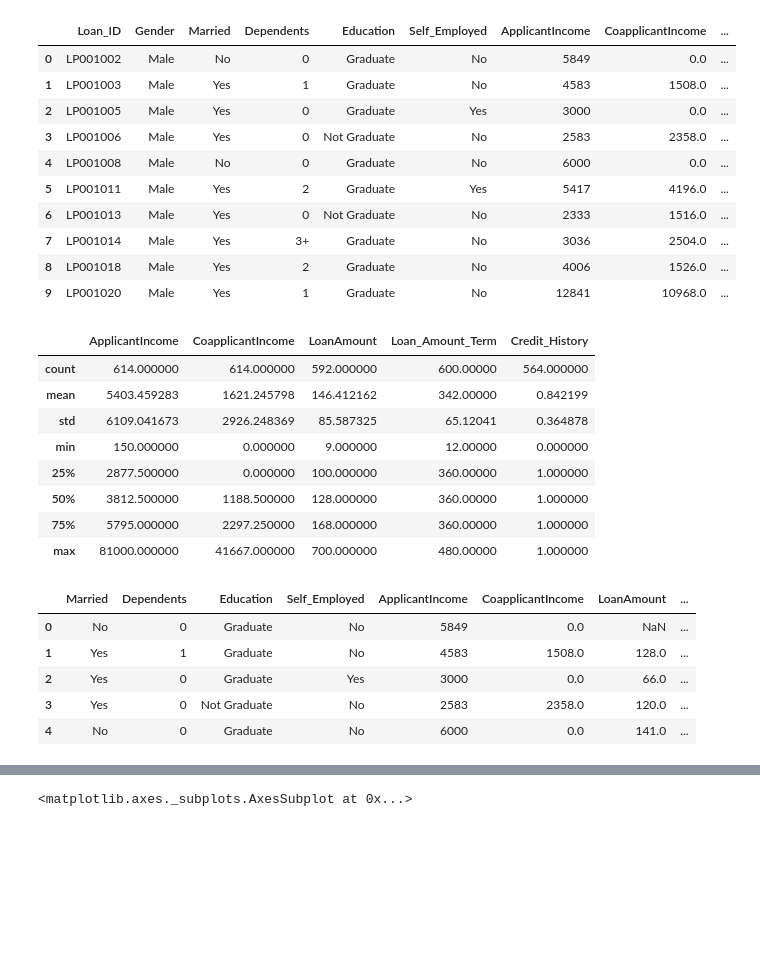
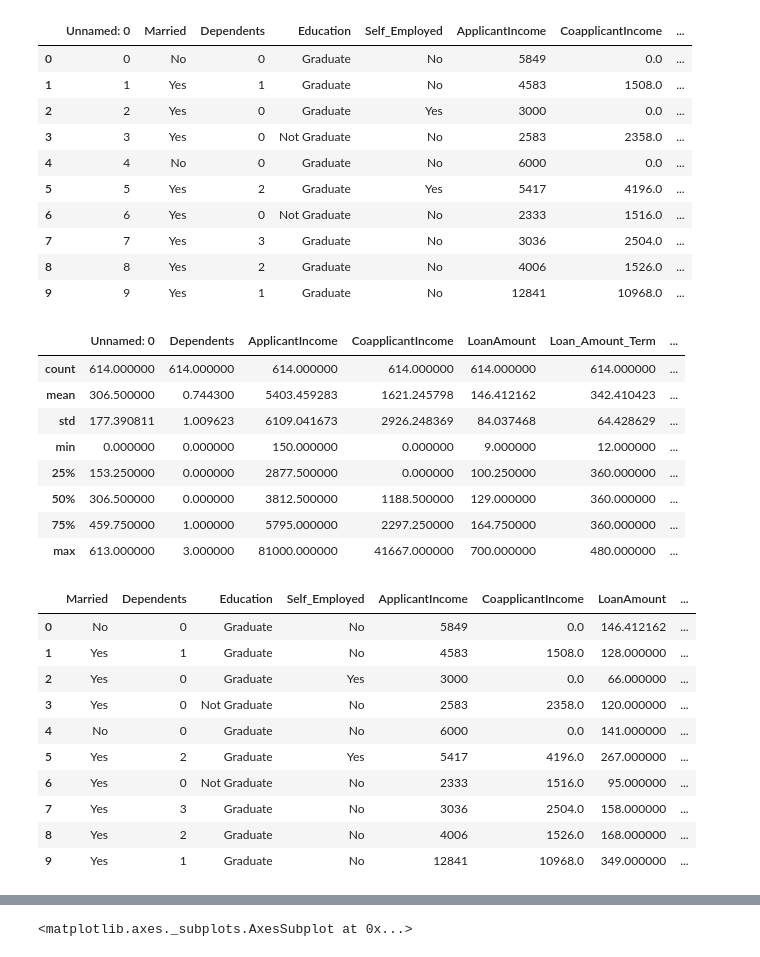
Before and after one commit to bharnats/Mortgage_Masters, a Jupyter notebook: cleanData_explore_train.ipynb, the cells around one changed output, grey strips where cells are left out. Saved outputs shown, nothing was run; the diff lists cells and outputs as text; code cells hidden in the pictures; blank space fills up the shorter version.

```diff
--- a/cleanData_explore_train.ipynb
+++ b/cleanData_explore_train.ipynb
@@ -4,45 +4,50 @@ import matplotlib.pyplot as plt
 import numpy as np
 # %%
 # read the train dataset
-df = pd.read_csv("traindata.csv")
+df = pd.read_csv("CleanTrainData.csv")
 df.head(10)
 # %% [output]
-|  | Loan_ID | Gender | Married | Dependents | Education | Self_Employed | ApplicantIncome | CoapplicantIncome | ... |
-| 0 | LP001002 | Male | No | 0 | Graduate | No | 5849 | 0.0 | ... |
-| 1 | LP001003 | Male | Yes | 1 | Graduate | No | 4583 | 1508.0 | ... |
-| 2 | LP001005 | Male | Yes | 0 | Graduate | Yes | 3000 | 0.0 | ... |
-| 3 | LP001006 | Male | Yes | 0 | Not Graduate | No | 2583 | 2358.0 | ... |
-| 4 | LP001008 | Male | No | 0 | Graduate | No | 6000 | 0.0 | ... |
-| 5 | LP001011 | Male | Yes | 2 | Graduate | Yes | 5417 | 4196.0 | ... |
-| 6 | LP001013 | Male | Yes | 0 | Not Graduate | No | 2333 | 1516.0 | ... |
-| 7 | LP001014 | Male | Yes | 3+ | Graduate | No | 3036 | 2504.0 | ... |
-| 8 | LP001018 | Male | Yes | 2 | Graduate | No | 4006 | 1526.0 | ... |
-| 9 | LP001020 | Male | Yes | 1 | Graduate | No | 12841 | 10968.0 | ... |
+|  | Unnamed: 0 | Married | Dependents | Education | Self_Employed | ApplicantIncome | CoapplicantIncome | ... |
+| 0 | 0 | No | 0 | Graduate | No | 5849 | 0.0 | ... |
+| 1 | 1 | Yes | 1 | Graduate | No | 4583 | 1508.0 | ... |
+| 2 | 2 | Yes | 0 | Graduate | Yes | 3000 | 0.0 | ... |
+| 3 | 3 | Yes | 0 | Not Graduate | No | 2583 | 2358.0 | ... |
+| 4 | 4 | No | 0 | Graduate | No | 6000 | 0.0 | ... |
+| 5 | 5 | Yes | 2 | Graduate | Yes | 5417 | 4196.0 | ... |
+| 6 | 6 | Yes | 0 | Not Graduate | No | 2333 | 1516.0 | ... |
+| 7 | 7 | Yes | 3 | Graduate | No | 3036 | 2504.0 | ... |
+| 8 | 8 | Yes | 2 | Graduate | No | 4006 | 1526.0 | ... |
+| 9 | 9 | Yes | 1 | Graduate | No | 12841 | 10968.0 | ... |
 # %%
 # summary of the numerical fields
 df.describe()
 # %% [output]
-|  | ApplicantIncome | CoapplicantIncome | LoanAmount | Loan_Amount_Term | Credit_History |
-| count | 614.000000 | 614.000000 | 592.000000 | 600.00000 | 564.000000 |
-| mean | 5403.459283 | 1621.245798 | 146.412162 | 342.00000 | 0.842199 |
-| std | 6109.041673 | 2926.248369 | 85.587325 | 65.12041 | 0.364878 |
-| min | 150.000000 | 0.000000 | 9.000000 | 12.00000 | 0.000000 |
-| 25% | 2877.500000 | 0.000000 | 100.000000 | 360.00000 | 1.000000 |
-| 50% | 3812.500000 | 1188.500000 | 128.000000 | 360.00000 | 1.000000 |
-| 75% | 5795.000000 | 2297.250000 | 168.000000 | 360.00000 | 1.000000 |
-| max | 81000.000000 | 41667.000000 | 700.000000 | 480.00000 | 1.000000 |
+|  | Unnamed: 0 | Dependents | ApplicantIncome | CoapplicantIncome | LoanAmount | Loan_Amount_Term | ... |
+| count | 614.000000 | 614.000000 | 614.000000 | 614.000000 | 614.000000 | 614.000000 | ... |
+| mean | 306.500000 | 0.744300 | 5403.459283 | 1621.245798 | 146.412162 | 342.410423 | ... |
+| std | 177.390811 | 1.009623 | 6109.041673 | 2926.248369 | 84.037468 | 64.428629 | ... |
+| min | 0.000000 | 0.000000 | 150.000000 | 0.000000 | 9.000000 | 12.000000 | ... |
+| 25% | 153.250000 | 0.000000 | 2877.500000 | 0.000000 | 100.250000 | 360.000000 | ... |
+| 50% | 306.500000 | 0.000000 | 3812.500000 | 1188.500000 | 129.000000 | 360.000000 | ... |
+| 75% | 459.750000 | 1.000000 | 5795.000000 | 2297.250000 | 164.750000 | 360.000000 | ... |
+| max | 613.000000 | 3.000000 | 81000.000000 | 41667.000000 | 700.000000 | 480.000000 | ... |
 # %%
 # Drop the loan ID and Gender columns.  They have no impact on loan approval
-loans = df.drop("Loan_ID", axis = 1)
-loans = loans.drop("Gender", axis = 1)
-loans.head()
+loans = df.drop("Unnamed: 0", axis = 1)
+
+loans.head(10)
 # %% [output]
 |  | Married | Dependents | Education | Self_Employed | ApplicantIncome | CoapplicantIncome | LoanAmount | ... |
-| 0 | No | 0 | Graduate | No | 5849 | 0.0 | NaN | ... |
-| 1 | Yes | 1 | Graduate | No | 4583 | 1508.0 | 128.0 | ... |
-| 2 | Yes | 0 | Graduate | Yes | 3000 | 0.0 | 66.0 | ... |
-| 3 | Yes | 0 | Not Graduate | No | 2583 | 2358.0 | 120.0 | ... |
-| 4 | No | 0 | Graduate | No | 6000 | 0.0 | 141.0 | ... |
+| 0 | No | 0 | Graduate | No | 5849 | 0.0 | 146.412162 | ... |
+| 1 | Yes | 1 | Graduate | No | 4583 | 1508.0 | 128.000000 | ... |
+| 2 | Yes | 0 | Graduate | Yes | 3000 | 0.0 | 66.000000 | ... |
+| 3 | Yes | 0 | Not Graduate | No | 2583 | 2358.0 | 120.000000 | ... |
+| 4 | No | 0 | Graduate | No | 6000 | 0.0 | 141.000000 | ... |
+| 5 | Yes | 2 | Graduate | Yes | 5417 | 4196.0 | 267.000000 | ... |
+| 6 | Yes | 0 | Not Graduate | No | 2333 | 1516.0 | 95.000000 | ... |
+| 7 | Yes | 3 | Graduate | No | 3036 | 2504.0 | 158.000000 | ... |
+| 8 | Yes | 2 | Graduate | No | 4006 | 1526.0 | 168.000000 | ... |
+| 9 | Yes | 1 | Graduate | No | 12841 | 10968.0 | 349.000000 | ... |
 # %%
 #Look at the data to see where the gaps are in the columns.
 loans.info()
```
Also changed, not shown: parts of 14 cells of this notebook, 15 other files.
